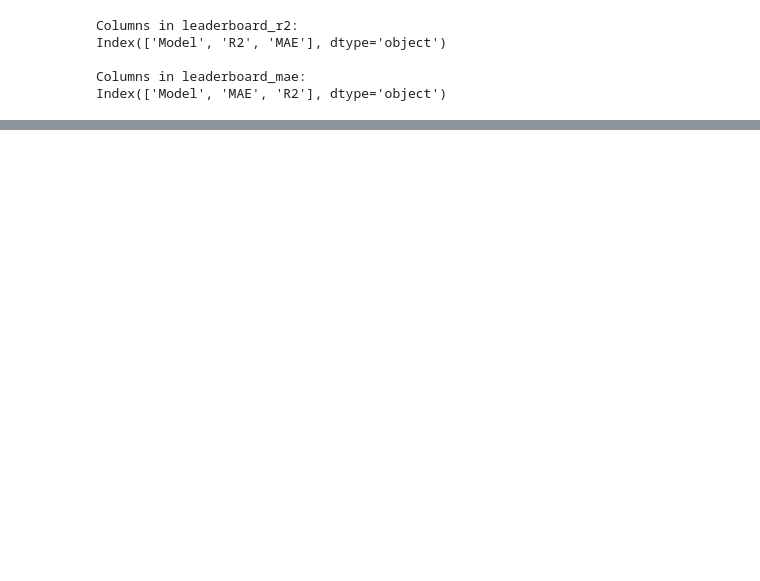
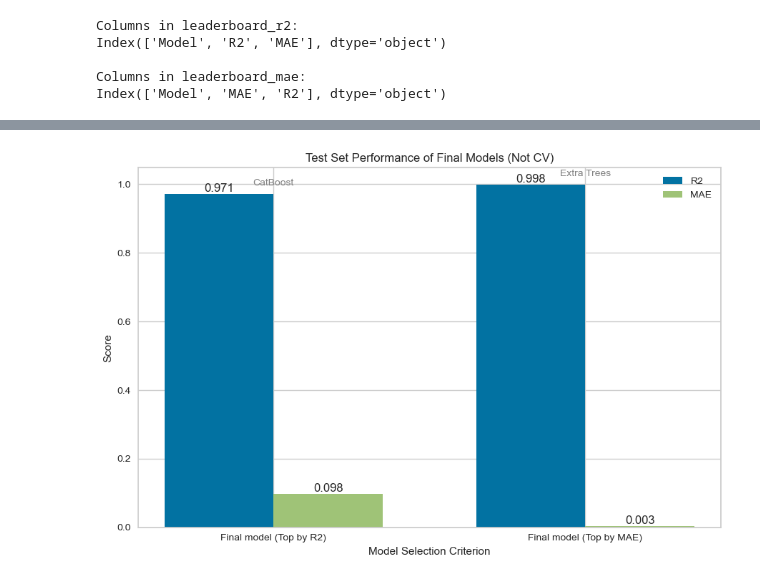
Before and after one commit to submerged-in-matrix/materials-ml-projects-, a Jupyter notebook: Projects/P_2_Formation_Energy_Prediction/notebook/P_2_Formation_Energy.ipynb, the cells around one changed output, grey strips where cells are left out. Cells and saved outputs as stored; diff of their text form; code cells hidden in the pictures; blank space fills up the shorter version.

```diff
--- a/Projects/P_2_Formation_Energy_Prediction/notebook/P_2_Formation_Energy.ipynb
+++ b/Projects/P_2_Formation_Energy_Prediction/notebook/P_2_Formation_Energy.ipynb
@@ -589,0 +742,62 @@ plt.show()
+# %%
+import matplotlib.pyplot as plt
+import pandas as pd
+
+# Get the actual model class names from PyCaret pipeline
+model_name_r2 = model.named_steps['actual_estimator'].__class__.__name__
+model_name_mae = model_mae.named_steps['actual_estimator'].__class__.__name__
+
+# Optional: Prettify model names
+name_map = {
+    'CatBoostRegressor': 'CatBoost',
+    'ExtraTreesRegressor': 'Extra Trees',
+    'LGBMRegressor': 'LightGBM',
+    'RandomForestRegressor': 'Random Forest',
+    'Ridge': 'Ridge',
+    'KNeighborsRegressor': 'KNN'
+}
+pretty_name_r2 = name_map.get(model_name_r2, model_name_r2)
+pretty_name_mae = name_map.get(model_name_mae, model_name_mae)
+
+# Prepare dataframe
+data = {
+    'Model': ['Final model (Top by R2)', 'Final model (Top by MAE)'],
+    'R2': [r2, r2_mae],
+    'MAE': [mae, mae_mae],
+    'Model_Name': [pretty_name_r2, pretty_name_mae]
+}
+df_plot = pd.DataFrame(data)
+
+# Set up bar positions
+x = range(len(df_plot))
+bar_width = 0.35
+
+plt.figure(figsize=(9, 6))
+
+# Plot R2 and MAE bars
+bars_r2 = plt.bar([i - bar_width/2 for i in x], df_plot['R2'], width=bar_width, label='R2')
+bars_mae = plt.bar([i + bar_width/2 for i in x], df_plot['MAE'], width=bar_width, label='MAE')
+
+# Axis and title
+plt.xlabel('Model Selection Criterion')
+plt.ylabel('Score')
+plt.title('Test Set Performance of Final Models (Not CV)')
+plt.xticks(ticks=x, labels=df_plot['Model'], rotation=0)
+plt.legend()
+
+# Annotate score values
+for bars in [bars_r2, bars_mae]:
+    for bar in bars:
+        height = bar.get_height()
+        if pd.notnull(height):
+            plt.text(bar.get_x() + bar.get_width()/2, height, f'{height:.3f}', ha='center', va='bottom')
+
+# Annotate actual model name above each group
+for i, name in enumerate(df_plot['Model_Name']):
+    top_y = max(df_plot.loc[i, ['R2', 'MAE']]) + 0.02
+    plt.text(i, top_y, name, ha='center', va='bottom', fontsize=10, color='gray')
+
+plt.tight_layout()
+plt.show()
+# %% [output]
+[figure, added]
```
Also changed, not shown: parts of 17 cells of this notebook, 23 other files.
